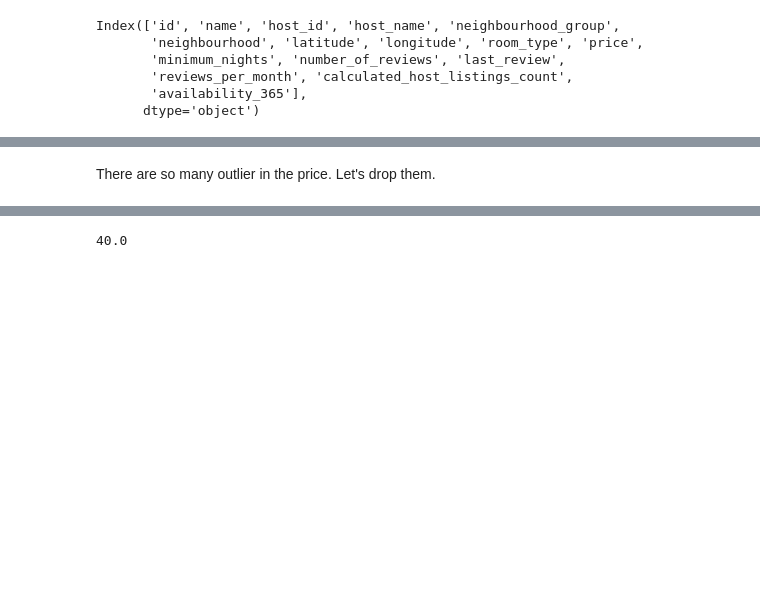
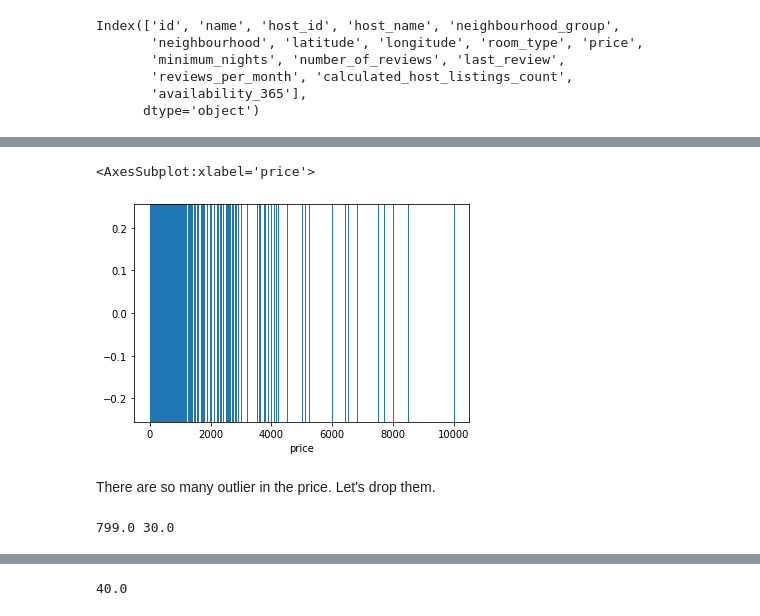
Before and after one commit to Ensemble-learning-project/Ensemble-learning, a Jupyter notebook: Price_prediction.ipynb, the cells around one changed output, grey strips where cells are left out. Saved outputs shown, nothing was run; the diff lists cells and outputs as text; code cells hidden in the pictures; blank space fills up the shorter version.

```diff
--- a/Price_prediction.ipynb
+++ b/Price_prediction.ipynb
@@ -1,10 +6,2 @@
 # %% [markdown]
 # Importing Data and Packages
-# %%
-import numpy as np
-import pandas as pd
-import matplotlib.pyplot as plt
-from mlxtend.plotting import category_scatter
-%matplotlib inline
-import seaborn as sns
-sns.set_style("whitegrid")
@@ -107,2 +130,0 @@ Since we will be examining the factors that impact the listing price, columns su
-# %%
-df.drop(['host_name','last_review','name' ],axis = 1, inplace = True)
@@ -128,2 +136,7 @@ plt.show()
+# %%
+sns.rugplot(data=df, x='price', height=1)
+# %% [output]
+<AxesSubplot:xlabel='price'>
+[figure, added]
 # %% [markdown]
 There are so many outlier in the price. Let's drop them.
@@ -150,0 +143,6 @@ data = remove_outliers(df, 'price')
+# %%
+p1 = df['price'].quantile(0.99)
+p2 = df['price'].quantile(0.01)
+print(p1, p2)
+# %% [output]
+799.0 30.0
```
Also changed, not shown: parts of 159 cells of this notebook.
